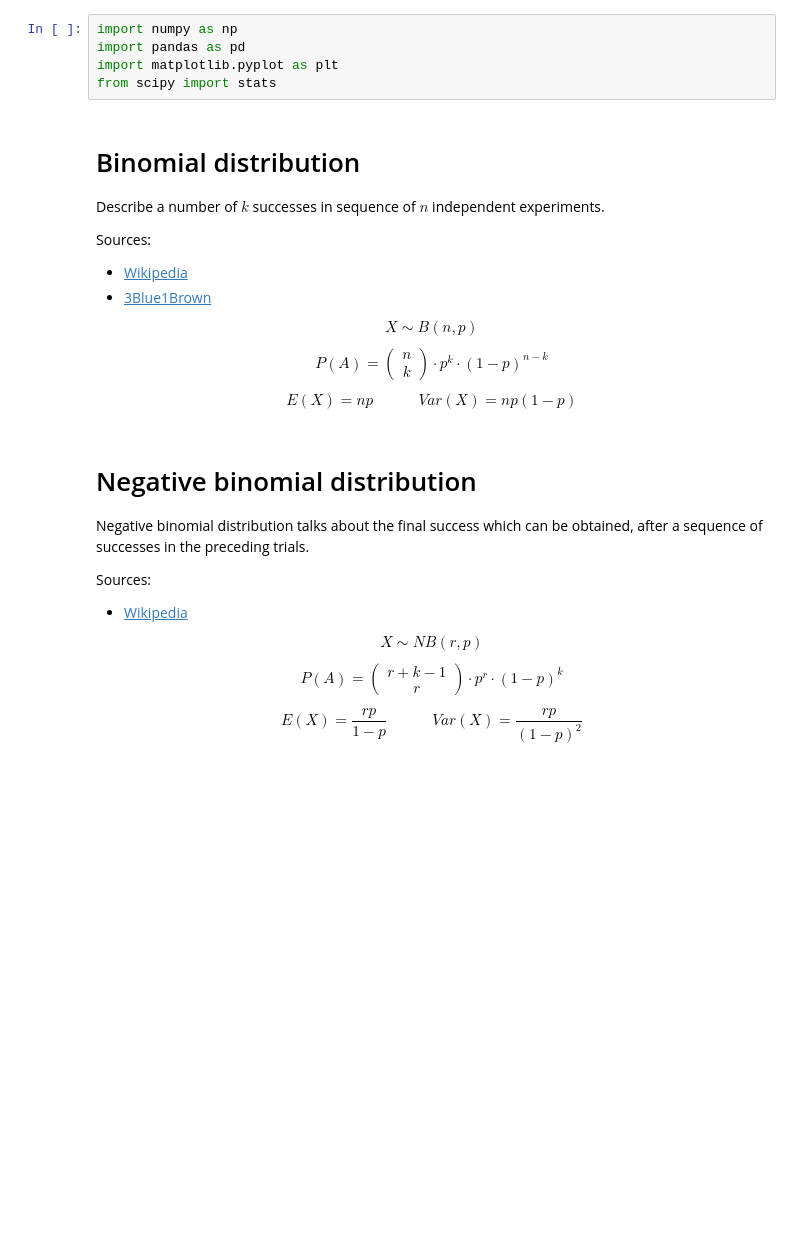
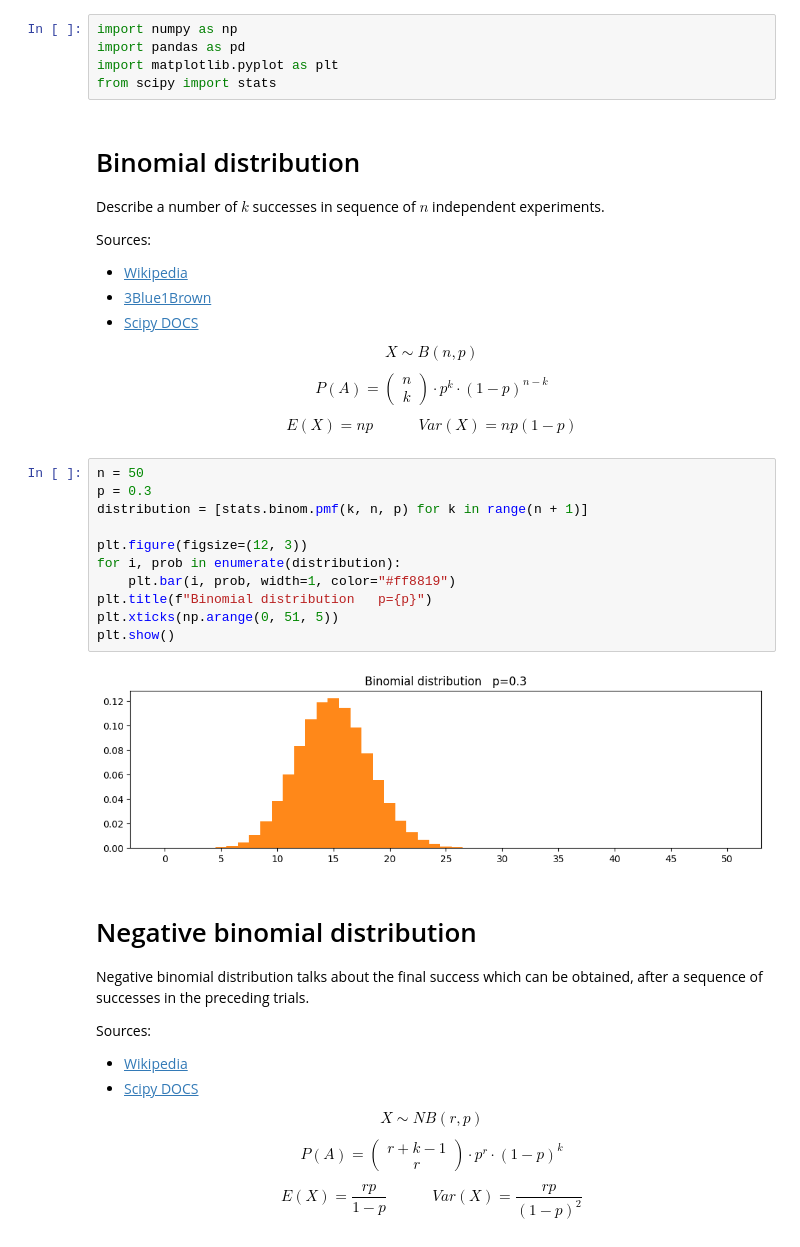
Before and after one commit to Skamlo/Statistics-Basics, a Jupyter notebook: Statistics/Distributions.ipynb, the cells around one changed output. Drawn from its saved outputs; the diff is of its cells as text; blank space fills up the shorter version.

Commit message:
Distributions

```diff
--- a/Statistics/Distributions.ipynb
+++ b/Statistics/Distributions.ipynb
@@ -13,6 +13,7 @@ Describe a number of $k$ successes in sequence of $n$ independent experiments.
 Sources:<br>
 - <a href="https://en.wikipedia.org/wiki/Binomial_distribution">Wikipedia</a>
 - <a href="https://www.youtube.com/watch?v=8idr1WZ1A7Q">3Blue1Brown</a>
+- <a href="https://docs.scipy.org/doc/scipy/reference/generated/scipy.stats.binom.html">Scipy DOCS</a>
 
 $$
 X \sim B(n, p)
@@ -25,6 +26,19 @@ $$
 $$
 E(X)=np \hspace{3em} Var(X)=np(1-p)
 $$
+# %%
+n = 50
+p = 0.3
+distribution = [stats.binom.pmf(k, n, p) for k in range(n + 1)]
+
+plt.figure(figsize=(12, 3))
+for i, prob in enumerate(distribution):
+    plt.bar(i, prob, width=1, color="#ff8819")
+plt.title(f"Binomial distribution   p={p}")
+plt.xticks(np.arange(0, 51, 5))
+plt.show()
+# %% [output]
+[figure, added]
 # %% [markdown]
 # Negative binomial distribution
 
@@ -32,6 +46,7 @@ Negative binomial distribution talks about the final success which can be obtain
 
 Sources:<br>
 - <a href="https://en.wikipedia.org/wiki/Negative_binomial_distribution">Wikipedia</a>
+- <a href="https://docs.scipy.org/doc/scipy/reference/generated/scipy.stats.nbinom.html">Scipy DOCS</a>
 
 $$
 X \sim NB(r, p)
```
Also changed, not shown: parts of 15 cells of this notebook, 1 other file.
